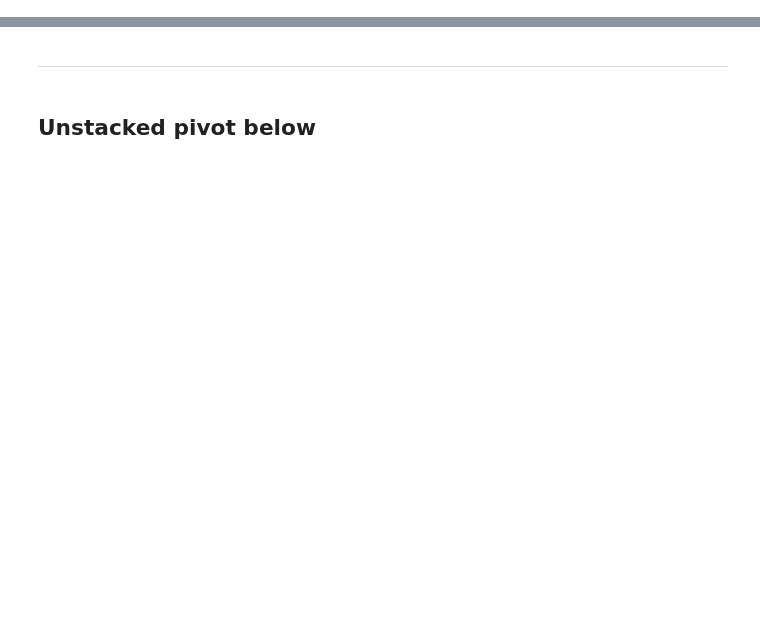
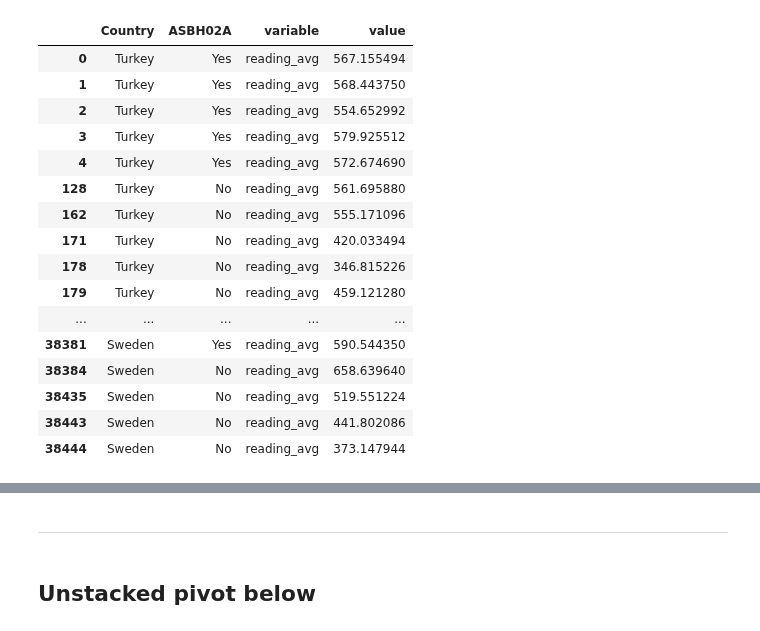
Before and after one commit to SophieESpencer/Comparison, a Jupyter notebook: Analysis - Assessment Scores-Copy1.ipynb, the cells around one changed output, grey strips where cells are left out. Saved outputs shown, nothing was run; the diff lists cells and outputs as text; code cells hidden in the pictures; blank space fills up the shorter version.

```diff
--- a/Analysis - Assessment Scores-Copy1.ipynb
+++ b/Analysis - Assessment Scores-Copy1.ipynb
@@ -63,0 +111,21 @@ pivot_df_avgliteracy
+# %%
+df_melted_grouped = df_melted.groupby(['Country','ASBH02A'])
+df_melted_grouped.head()
+# %% [output]
+|  | Country | ASBH02A | variable | value |
+| 0 | Turkey | Yes | reading_avg | 567.155494 |
+| 1 | Turkey | Yes | reading_avg | 568.443750 |
+| 2 | Turkey | Yes | reading_avg | 554.652992 |
+| 3 | Turkey | Yes | reading_avg | 579.925512 |
+| 4 | Turkey | Yes | reading_avg | 572.674690 |
+| 128 | Turkey | No | reading_avg | 561.695880 |
+| 162 | Turkey | No | reading_avg | 555.171096 |
+| 171 | Turkey | No | reading_avg | 420.033494 |
+| 178 | Turkey | No | reading_avg | 346.815226 |
+| 179 | Turkey | No | reading_avg | 459.121280 |
+| ... | ... | ... | ... | ... |
+| 38381 | Sweden | Yes | reading_avg | 590.544350 |
+| 38384 | Sweden | No | reading_avg | 658.639640 |
+| 38435 | Sweden | No | reading_avg | 519.551224 |
+| 38443 | Sweden | No | reading_avg | 441.802086 |
+| 38444 | Sweden | No | reading_avg | 373.147944 |
```
Also changed, not shown: parts of 14 cells of this notebook, 4 other files.
